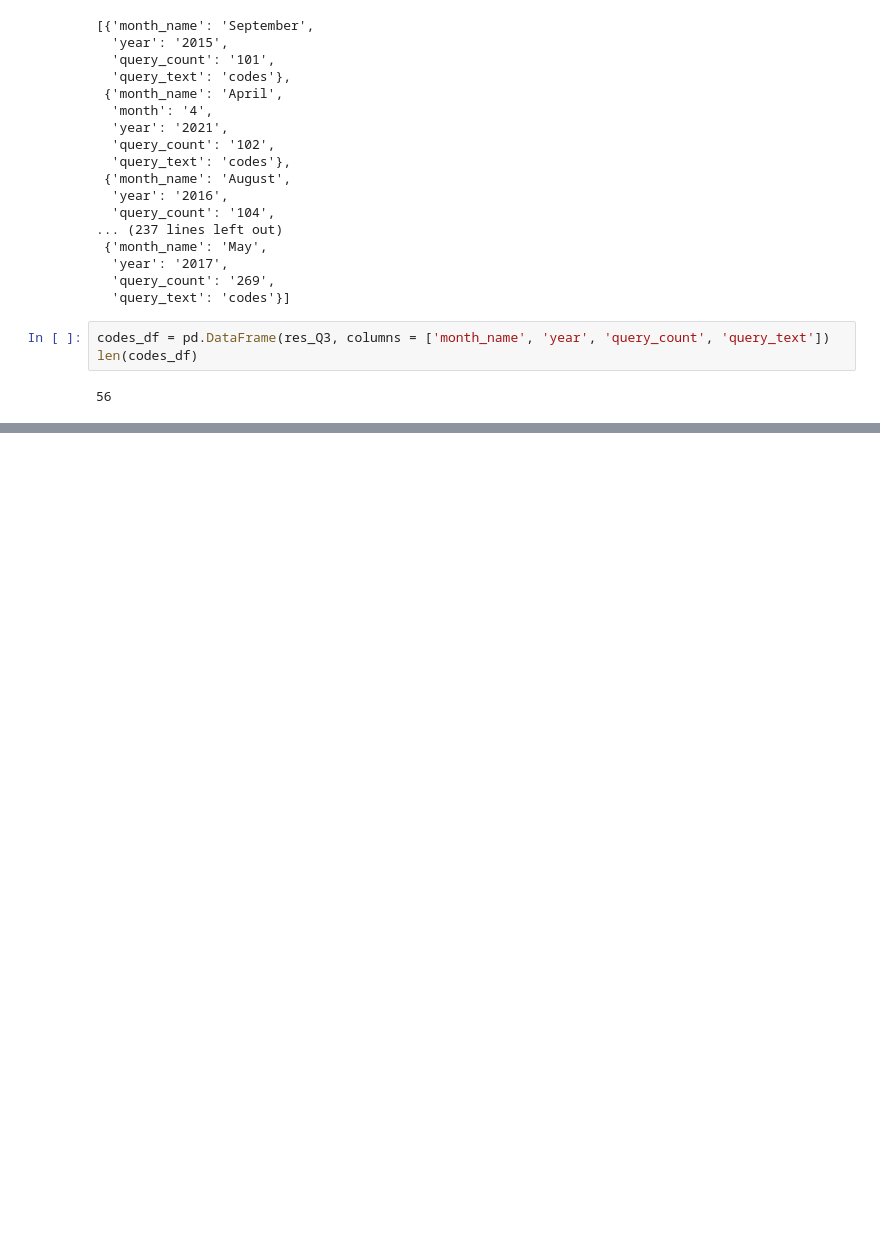
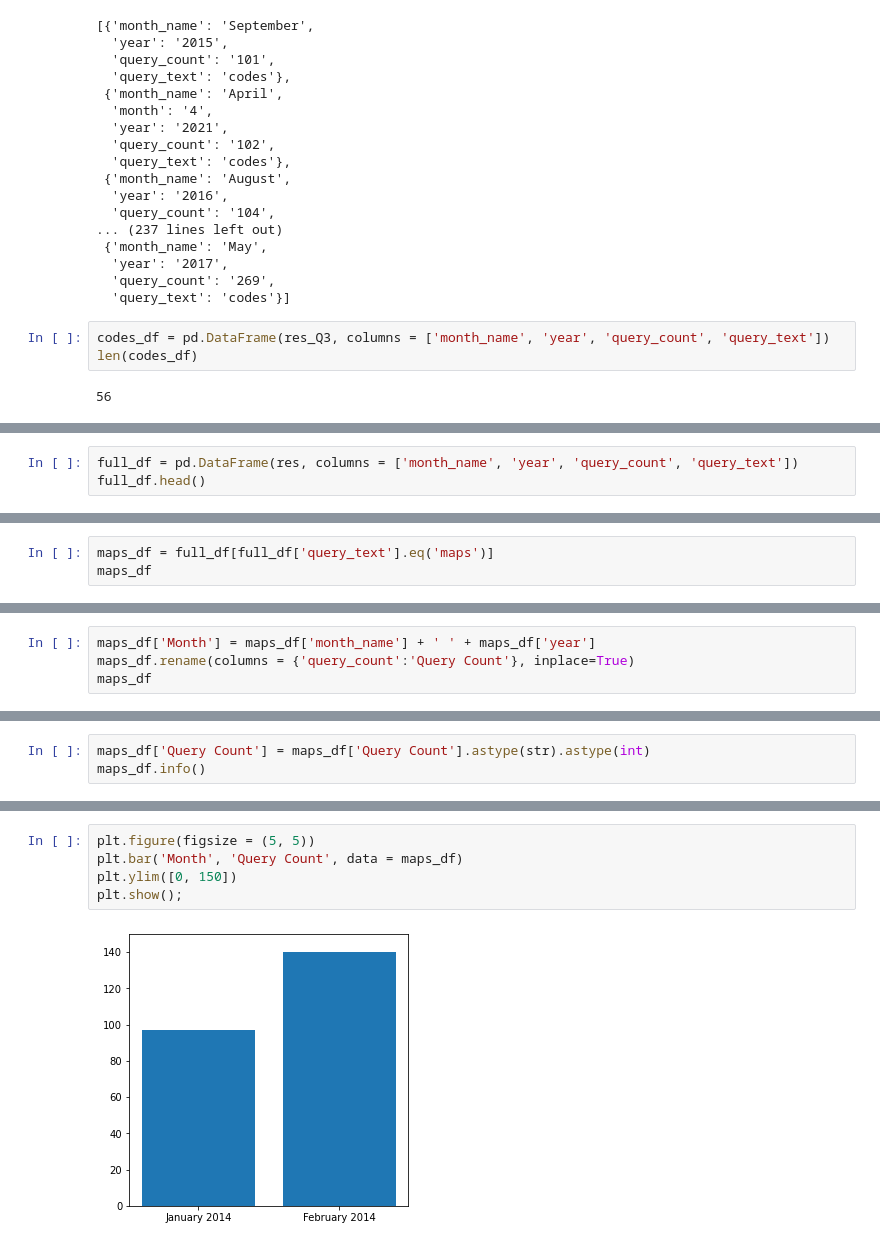
Before and after one commit to NSS-Data-Analytics-Cohort-7/socrata-api-PrestonSpencer, a Jupyter notebook: notebook/socrata_api_preston.ipynb, the cells around one changed output, grey strips where cells are left out. Drawn from its saved outputs; the diff is of its cells as text; blank space fills up the shorter version.

```diff
--- a/notebook/socrata_api_preston.ipynb
+++ b/notebook/socrata_api_preston.ipynb
@@ -174,0 +199,3 @@ len(codes_df)
+# %%
+full_df = pd.DataFrame(res, columns = ['month_name', 'year', 'query_count', 'query_text'])
+full_df.head()
@@ -174,0 +209,3 @@ len(codes_df)
+# %%
+maps_df = full_df[full_df['query_text'].eq('maps')]
+maps_df
@@ -174,0 +216,4 @@ len(codes_df)
+# %%
+maps_df['Month'] = maps_df['month_name'] + ' ' + maps_df['year']
+maps_df.rename(columns = {'query_count':'Query Count'}, inplace=True)
+maps_df
@@ -174,0 +249,3 @@ len(codes_df)
+# %%
+maps_df['Query Count'] = maps_df['Query Count'].astype(str).astype(int)
+maps_df.info()
@@ -174,0 +271,7 @@ len(codes_df)
+# %%
+plt.figure(figsize = (5, 5))
+plt.bar('Month', 'Query Count', data = maps_df)
+plt.ylim([0, 150])
+plt.show();
+# %% [output]
+[figure, added]
```
Also changed, not shown: parts of 15 cells of this notebook.
